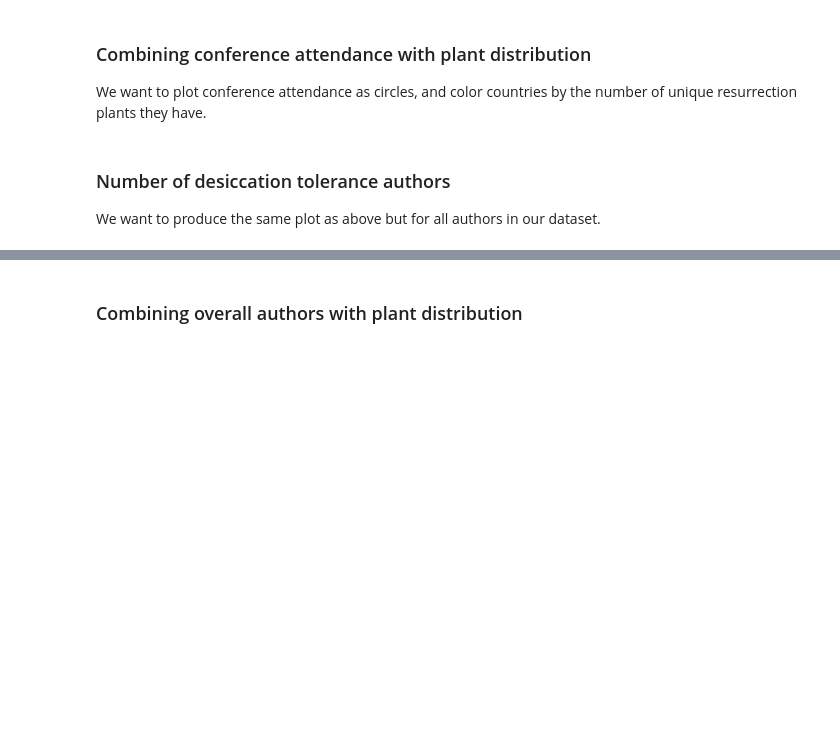
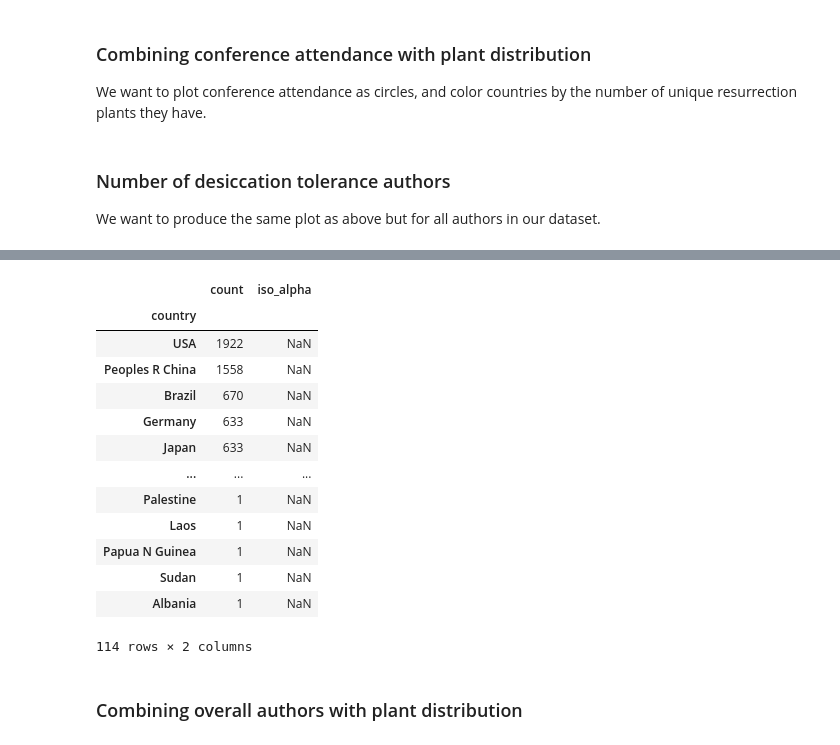
Before and after one commit to serenalotreck/desiccation-network, a Jupyter notebook: notebooks/plant_and_author_distributions.ipynb, the cells around one changed output, grey strips where cells are left out. Cells and saved outputs as stored; diff of their text form; code cells hidden in the pictures; blank space fills up the shorter version.

Commit message:
WIP people plots

```diff
--- a/notebooks/plant_and_author_distributions.ipynb
+++ b/notebooks/plant_and_author_distributions.ipynb
@@ -23,6 +20,9 @@ import concurrent.futures
 # %%
 attendees_2016 = pd.read_csv('../data/conference_data/attendees_2016.csv')
 attendees_2024 = pd.read_csv('../data/conference_data/attendees_2024.csv')
+# %%
+with jsonlines.open('../data/wos_files/core_collection_destol_or_anhydro_ALL_with_authors_and_addresses_14Feb2024.jsonl') as reader:
+    all_papers = [obj for obj in reader]
 # %%
 for col in attendees_2016.columns:
     attendees_2016[col] = attendees_2016[col].str.strip()
@@ -183,0 +168,18 @@ We want to produce the same plot as above but for all authors in our dataset.
+# %%
+no_wos_name = 0
+no_addr_no = []
+author_to_country = {}
+for paper in all_papers:
+    addresses = {add['addr_no']: add for add in paper['addresses']}
+    for author in paper['authors']:
+        try:
+            wos_name = author['wos_standard']
+        except KeyError:
+            no_wos_name += 1
+            continue
+        try:
+            author_country = addresses[author['addr_no']]['country']
+        except KeyError:
+            no_addr_no.append(wos_name)
+            continue
+        author_to_country[wos_name] = author_country
@@ -183,0 +190,3 @@ We want to produce the same plot as above but for all authors in our dataset.
+# %%
+author_country_df = pd.DataFrame.from_dict(author_to_country, orient='index', columns=['country'])
+author_country_df.head()
@@ -183,0 +200,3 @@ We want to produce the same plot as above but for all authors in our dataset.
+# %%
+author_country_counts = pd.DataFrame(author_country_df.value_counts())
+author_country_counts.head()
@@ -184,2 +259,20 @@ We want to produce the same plot as above but for all authors in our dataset.
+# %%
+author_country_counts['iso_alpha'] = author_country_counts.index.map(country_conversions)
+author_country_counts
+# %% [output]
+|  | count | iso_alpha |
+| country |  |  |
+| USA | 1922 | NaN |
+| Peoples R China | 1558 | NaN |
+| Brazil | 670 | NaN |
+| Germany | 633 | NaN |
+| Japan | 633 | NaN |
+| ... | ... | ... |
+| Palestine | 1 | NaN |
+| Laos | 1 | NaN |
+| Papua N Guinea | 1 | NaN |
+| Sudan | 1 | NaN |
+| Albania | 1 | NaN |
+114 rows × 2 columns
 # %% [markdown]
 ### Combining overall authors with plant distribution
```
Also changed, not shown: parts of 19 cells of this notebook.
